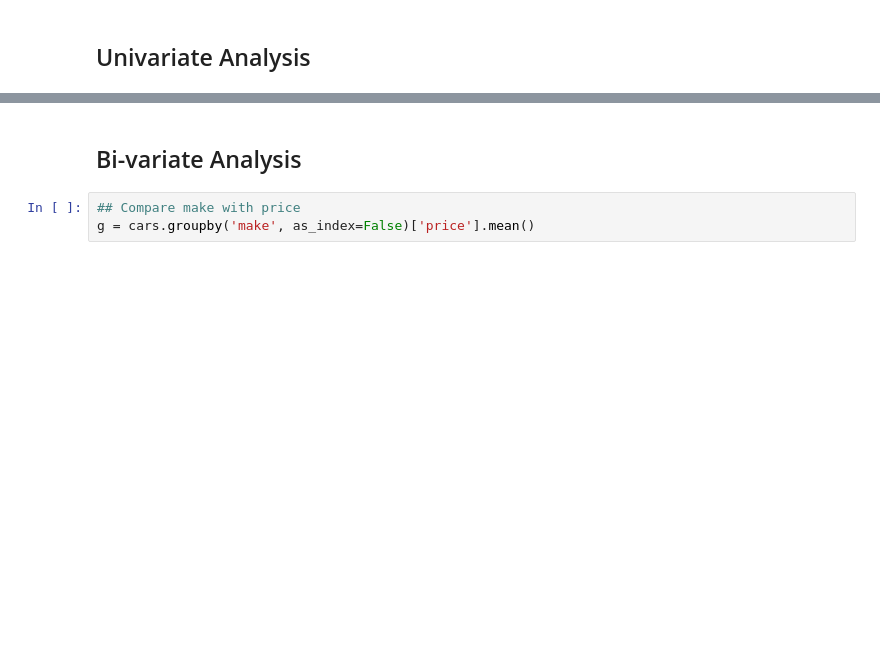
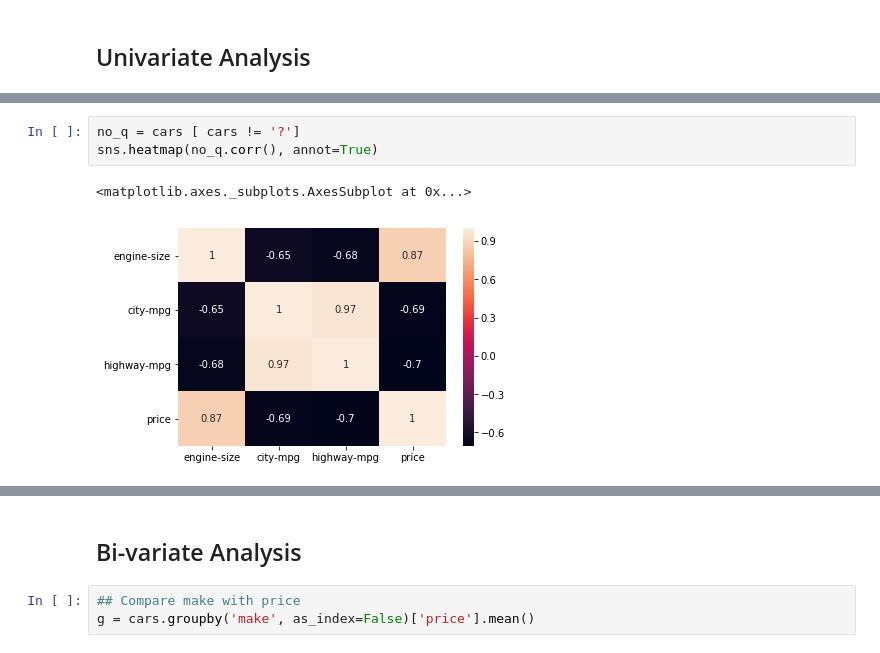
Before and after one commit to srikanth-neelam/DS_21_MAR_2019, a Jupyter notebook: car/price_finder.ipynb, the cells around one changed output, grey strips where cells are left out. Drawn from its saved outputs; the diff is of its cells as text; blank space fills up the shorter version.

```diff
--- a/car/price_finder.ipynb
+++ b/car/price_finder.ipynb
@@ -268,0 +189,6 @@ sns.distplot(cars['highway-mpg'], kde=False)
+# %%
+no_q = cars [ cars != '?']
+sns.heatmap(no_q.corr(), annot=True)
+# %% [output]
+<matplotlib.axes._subplots.AxesSubplot at 0x...>
+[figure, added]
```
Also changed, not shown: parts of 36 cells of this notebook.
